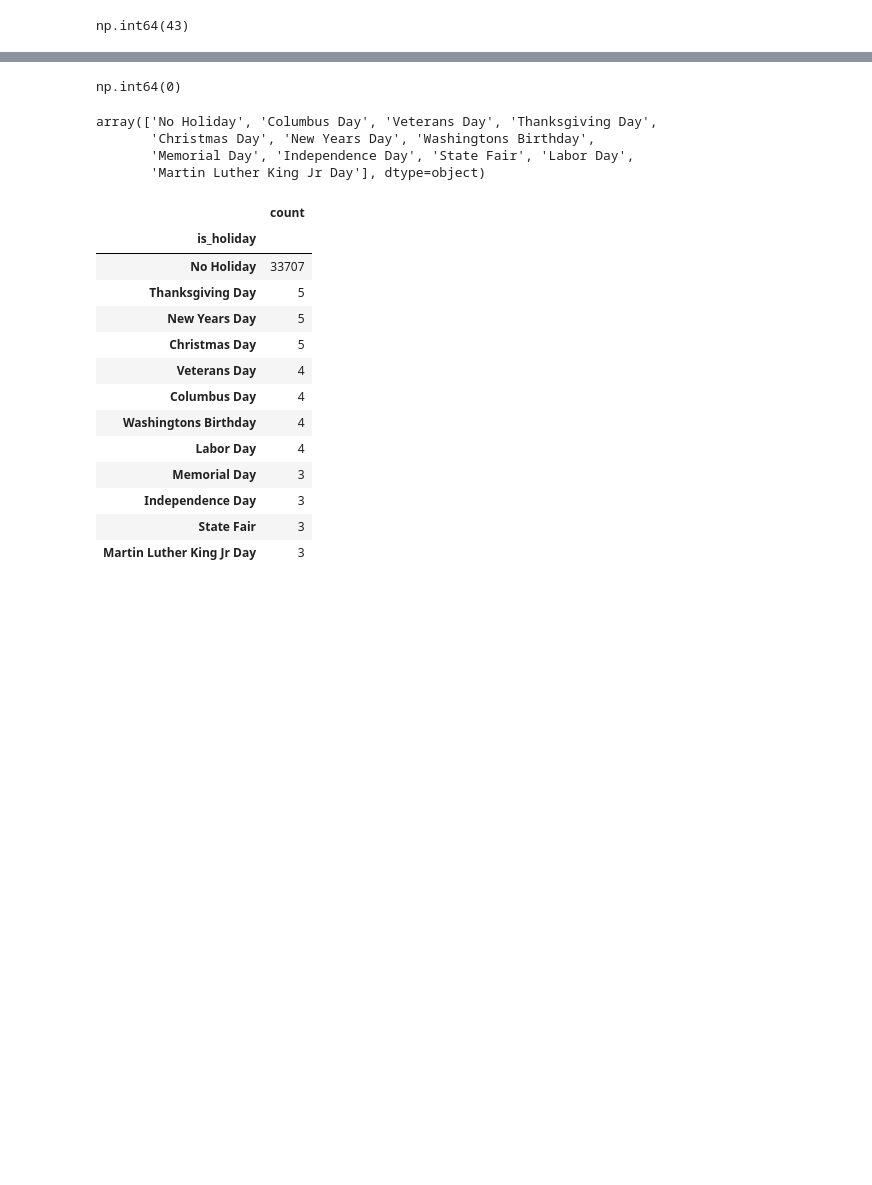
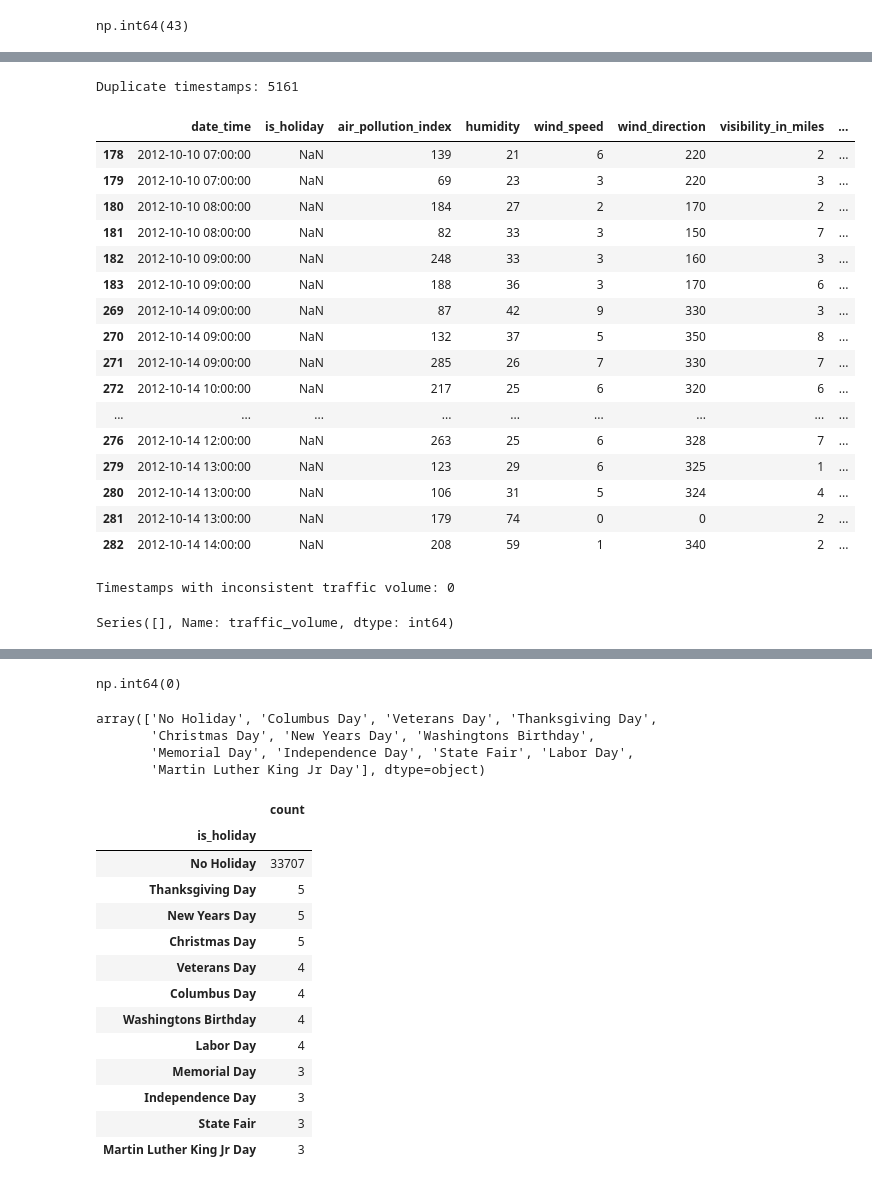
Before and after one commit to abhisarthak/traffic-volume-prediction-analysis, a Jupyter notebook: traffic_volume_prediction.ipynb, the cells around one changed output, grey strips where cells are left out. Cells and saved outputs as stored; diff of their text form; code cells hidden in the pictures; blank space fills up the shorter version.

```diff
--- a/traffic_volume_prediction.ipynb
+++ b/traffic_volume_prediction.ipynb
@@ -124,0 +152,11 @@ np.int64(43)
+# %%
+df["date_time"] = pd.to_datetime(df["date_time"])
+
+print("Start Date:", df["date_time"].min())
+print("End Date:", df["date_time"].max())
+
+print("\nDataset Duration:")
+print(df["date_time"].max() - df["date_time"].min())
+
+print("\nTime Difference Between Records:")
+print(df["date_time"].sort_values().diff().value_counts().head(10))
@@ -124,0 +183,51 @@ np.int64(43)
+# %%
+# Convert date_time to datetime format
+df["date_time"] = pd.to_datetime(df["date_time"])
+
+# Check duplicate timestamps
+duplicate_count = df["date_time"].duplicated().sum()
+
+print("Duplicate timestamps:", duplicate_count)
+
+# Display duplicate records
+duplicates = df[df["date_time"].duplicated(keep=False)].sort_values("date_time")
+
+duplicates.head(20)
+# %% [output]
+Duplicate timestamps: 5161
+|  | date_time | is_holiday | air_pollution_index | humidity | wind_speed | wind_direction | visibility_in_miles | ... |
+| 178 | 2012-10-10 07:00:00 | NaN | 139 | 21 | 6 | 220 | 2 | ... |
+| 179 | 2012-10-10 07:00:00 | NaN | 69 | 23 | 3 | 220 | 3 | ... |
+| 180 | 2012-10-10 08:00:00 | NaN | 184 | 27 | 2 | 170 | 2 | ... |
+| 181 | 2012-10-10 08:00:00 | NaN | 82 | 33 | 3 | 150 | 7 | ... |
+| 182 | 2012-10-10 09:00:00 | NaN | 248 | 33 | 3 | 160 | 3 | ... |
+| 183 | 2012-10-10 09:00:00 | NaN | 188 | 36 | 3 | 170 | 6 | ... |
+| 269 | 2012-10-14 09:00:00 | NaN | 87 | 42 | 9 | 330 | 3 | ... |
+| 270 | 2012-10-14 09:00:00 | NaN | 132 | 37 | 5 | 350 | 8 | ... |
+| 271 | 2012-10-14 09:00:00 | NaN | 285 | 26 | 7 | 330 | 7 | ... |
+| 272 | 2012-10-14 10:00:00 | NaN | 217 | 25 | 6 | 320 | 6 | ... |
+| ... | ... | ... | ... | ... | ... | ... | ... | ... |
+| 276 | 2012-10-14 12:00:00 | NaN | 263 | 25 | 6 | 328 | 7 | ... |
+| 279 | 2012-10-14 13:00:00 | NaN | 123 | 29 | 6 | 325 | 1 | ... |
+| 280 | 2012-10-14 13:00:00 | NaN | 106 | 31 | 5 | 324 | 4 | ... |
+| 281 | 2012-10-14 13:00:00 | NaN | 179 | 74 | 0 | 0 | 2 | ... |
+| 282 | 2012-10-14 14:00:00 | NaN | 208 | 59 | 1 | 340 | 2 | ... |
+# %%
+# Check whether duplicate timestamps have different traffic volumes
+
+duplicate_traffic_check = (
+    df.groupby("date_time")["traffic_volume"]
+      .nunique()
+      .sort_values(ascending=False)
+)
+
+# Number of timestamps with more than one traffic volume
+inconsistent_traffic = (duplicate_traffic_check > 1).sum()
+
+print("Timestamps with inconsistent traffic volume:", inconsistent_traffic)
+
+# Show examples if any exist
+duplicate_traffic_check[duplicate_traffic_check > 1].head(10)
+# %% [output]
+Timestamps with inconsistent traffic volume: 0
+Series([], Name: traffic_volume, dtype: int64)
```
Also changed, not shown: parts of 27 cells of this notebook, 1 other file.
